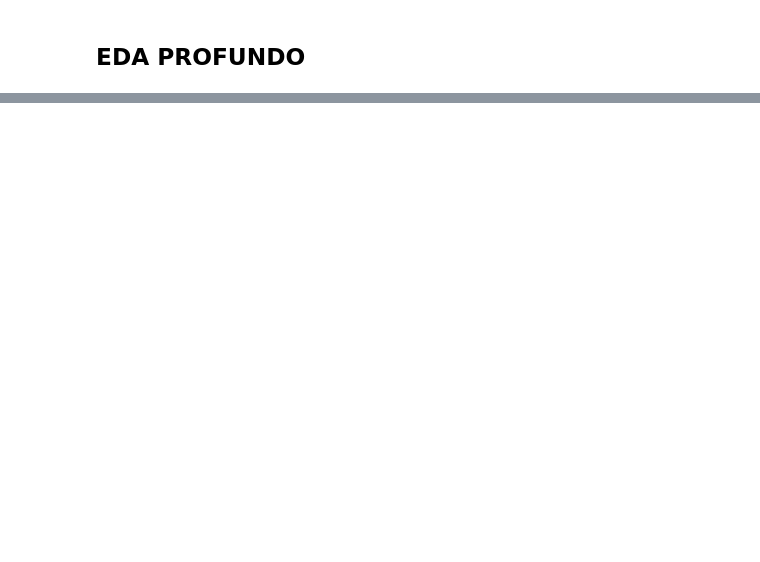
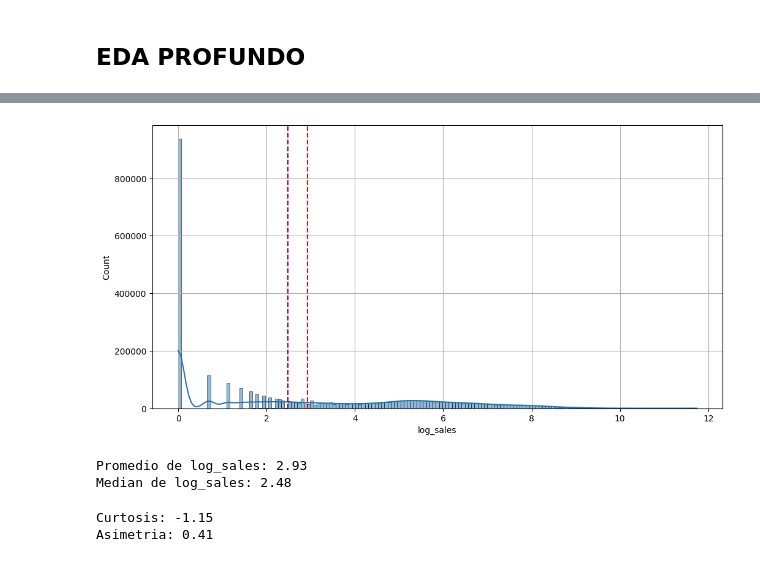
Before and after one commit to Humberto1212-salazar/Modelo-Forecasting, a Jupyter notebook: notebook/silver.ipynb, the cells around one changed output, grey strips where cells are left out. Drawn from its saved outputs; the diff is of its cells as text; code cells hidden in the pictures; blank space fills up the shorter version.

```diff
--- a/notebook/silver.ipynb
+++ b/notebook/silver.ipynb
@@ -143,0 +176,22 @@ plt.show()
+# %%
+df["log_sales"]=np.log1p(df[target])
+plt.figure(figsize=(12,6))
+sns.histplot(data=df,x="log_sales",kde=True)
+plt.axvline(df["log_sales"].mean(),label="Promedio",ls="--",color="red")
+plt.axvline(df["log_sales"].median(),label="Median",ls="--",color="purple")
+plt.grid()
+plt.show()
+# %% [output]
+[figure, added]
+# %%
+print(f"Promedio de log_sales: {df["log_sales"].mean():.2f}")
+print(f"Median de log_sales: {df["log_sales"].median():.2f}")
+# %% [output]
+Promedio de log_sales: 2.93
+Median de log_sales: 2.48
+# %%
+print(f"Curtosis: {df["log_sales"].kurt():.2f}")
+print(f"Asimetria: {df["log_sales"].skew():.2f}")
+# %% [output]
+Curtosis: -1.15
+Asimetria: 0.41
```
Also changed, not shown: parts of 21 cells of this notebook.
